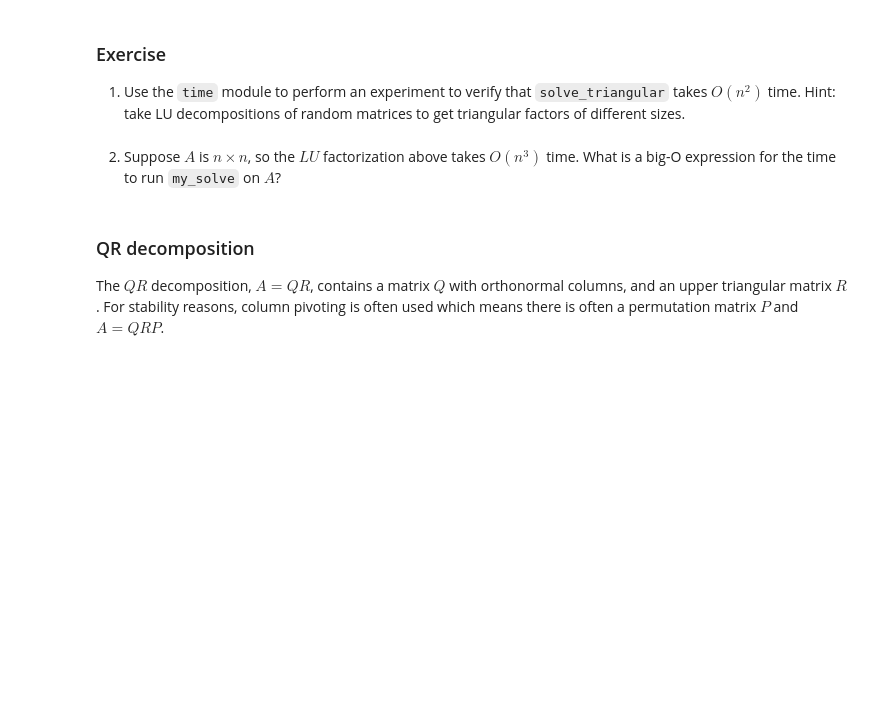
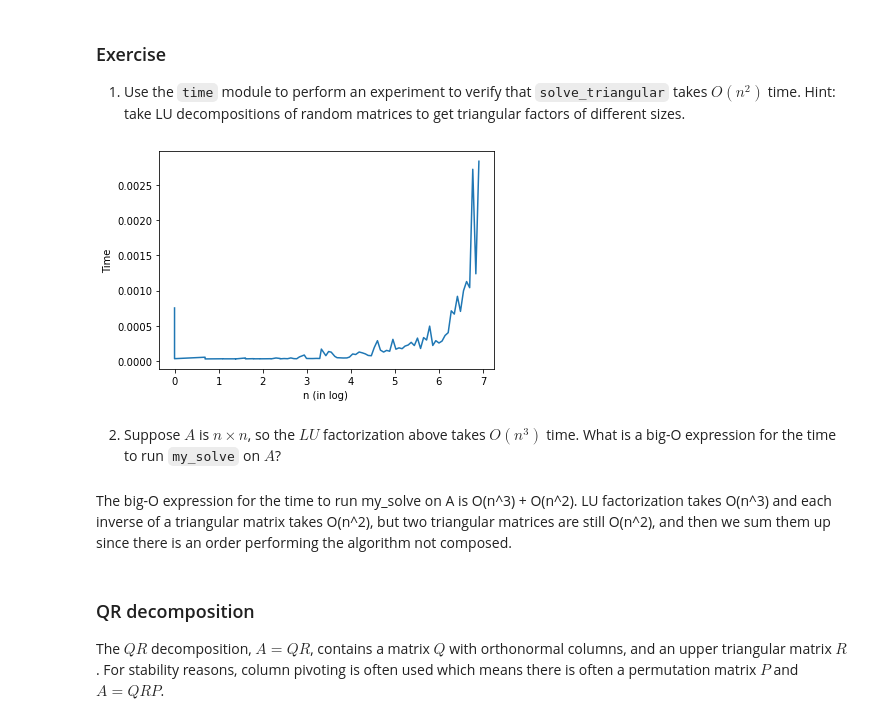
Before and after one commit to caam37830/book, a Jupyter notebook: 02_linear_algebra/numpy_scipy_linalg.ipynb, the cells around one changed output. Cells and saved outputs as stored; diff of their text form; code cells hidden in the pictures; blank space fills up the shorter version.

```diff
--- a/02_linear_algebra/numpy_scipy_linalg.ipynb
+++ b/02_linear_algebra/numpy_scipy_linalg.ipynb
@@ -330,8 +330,37 @@ la.norm(x - x2)
 1. Use the `time` module to perform an experiment to verify that `solve_triangular` takes $O(n^2)$ time.  Hint: take LU decompositions of random matrices to get triangular factors of different sizes.
 # %%
 ## Your code here
+# %%
+import time
+tlist = list()
+n  = np.logspace(0,np.log10(1000), num=100)
+n = np.int64(np.round(n))
+
+for i in n:
+    A = np.random.randn(i, i)
+    x = np.random.rand(i)
+    b = A @ x
+    P, L, U = la.lu(A)
+    y = L @ x
+
+    #Time for solve_triangular
+    t0Tri = time.time()
+    la.solve_triangular(L, y, lower=True)
+    t1Tri = time.time()
+    timeTri = t1Tri-t0Tri
+    timeTri
+    tlist.append(timeTri)
+
+plt.plot(log(n),tlist, label='time vs log(n)')
+plt.xlabel("n (in log) ")
+plt.ylabel("Time")
+plt.show()
+# %% [output]
+[figure, added]
 # %% [markdown]
 2. Suppose $A$ is $n\times n$, so the $LU$ factorization above takes $O(n^3)$ time.  What is a big-O expression for the time to run `my_solve` on $A$?
+# %% [markdown]
+The big-O expression for the time to run my_solve on A is O(n^3) + O(n^2). LU factorization takes O(n^3) and each inverse of a triangular matrix takes O(n^2), but two triangular matrices are still O(n^2), and then we sum them up since there is an order performing the algorithm not composed.
 # %% [markdown]
 ### QR decomposition
 
```
Also changed, not shown: parts of 11 cells of this notebook, 1 other file.
